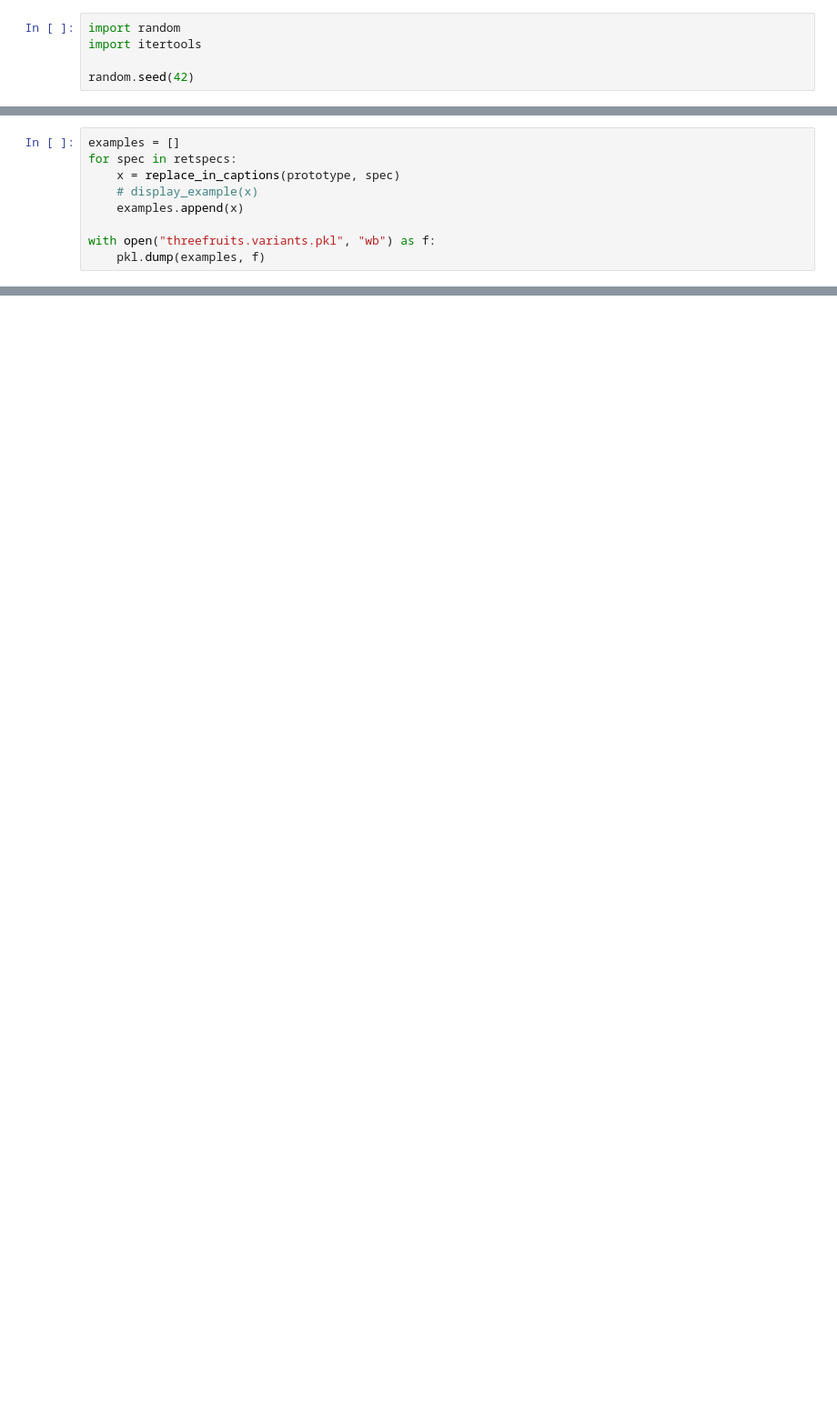
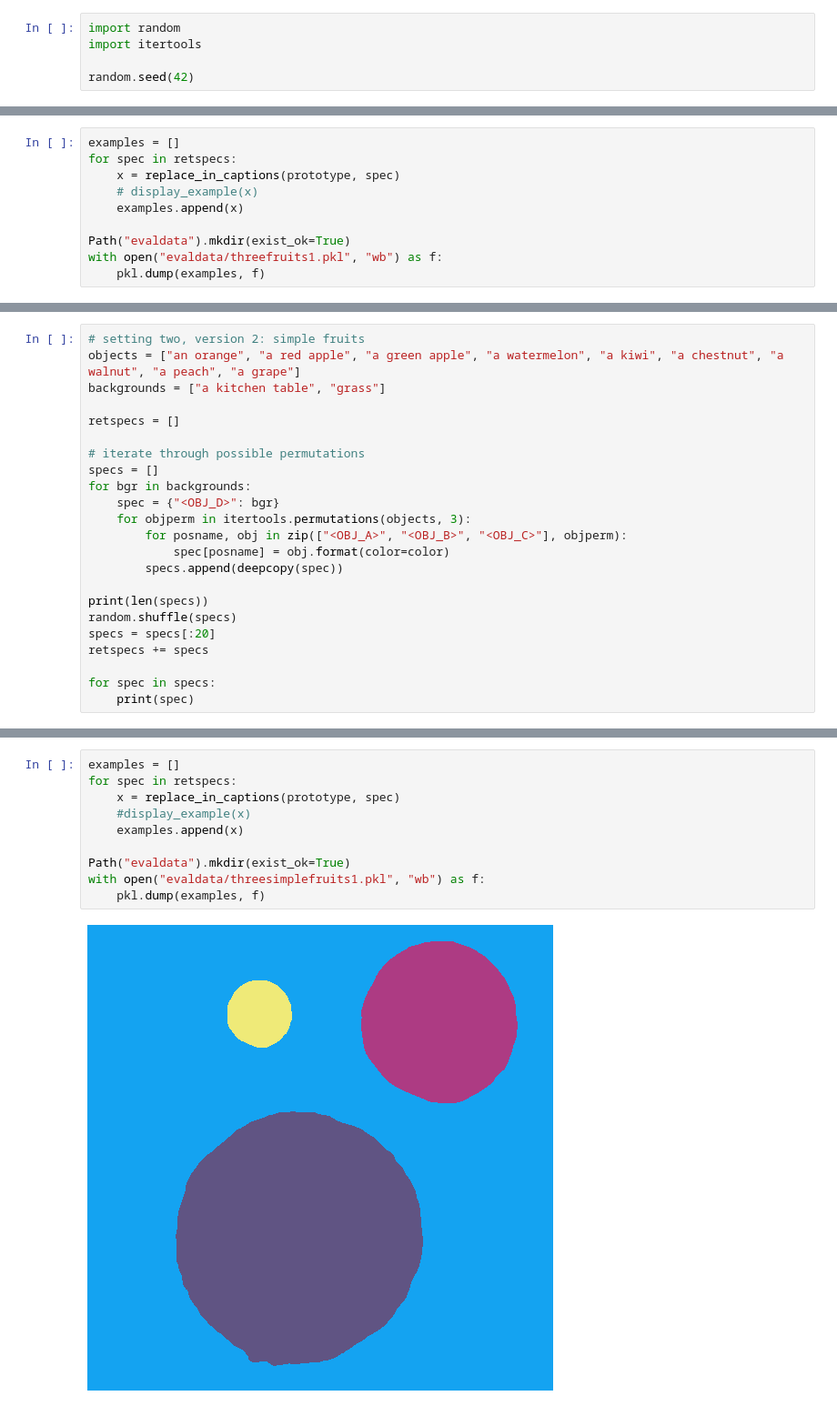
Before and after one commit to lukovnikov/controlnet11, a Jupyter notebook: create_dataset.ipynb, the cells around one changed output, grey strips where cells are left out. Shown at 91% size. Cells and saved outputs as stored; diff of their text form; blank space fills up the shorter version.

```diff
--- a/create_dataset.ipynb
+++ b/create_dataset.ipynb
@@ -257,5 +378,6 @@ for spec in retspecs:
     # display_example(x)
     examples.append(x)
 
-with open("threefruits.variants.pkl", "wb") as f:
+Path("evaldata").mkdir(exist_ok=True)
+with open("evaldata/threefruits1.pkl", "wb") as f:
     pkl.dump(examples, f)
@@ -325,0 +384,23 @@ for spec in specs:
+# %%
+# setting two, version 2: simple fruits
+objects = ["an orange", "a red apple", "a green apple", "a watermelon", "a kiwi", "a chestnut", "a walnut", "a peach", "a grape"]
+backgrounds = ["a kitchen table", "grass"]
+
+retspecs = []
+
+# iterate through possible permutations
+specs = []
+for bgr in backgrounds:
+    spec = {"<OBJ_D>": bgr}
+    for objperm in itertools.permutations(objects, 3):
+        for posname, obj in zip(["<OBJ_A>", "<OBJ_B>", "<OBJ_C>"], objperm):
+            spec[posname] = obj.format(color=color)
+        specs.append(deepcopy(spec))
+
+print(len(specs))
+random.shuffle(specs)
+specs = specs[:20]
+retspecs += specs
+
+for spec in specs:
+    print(spec)
@@ -325,0 +425,12 @@ for spec in specs:
+# %%
+examples = []
+for spec in retspecs:
+    x = replace_in_captions(prototype, spec)
+    #display_example(x)
+    examples.append(x)
+
+Path("evaldata").mkdir(exist_ok=True)
+with open("evaldata/threesimplefruits1.pkl", "wb") as f:
+    pkl.dump(examples, f)
+# %% [output]
+[figure, added]
```
Also changed, not shown: parts of 25 cells of this notebook, 7 other files.
